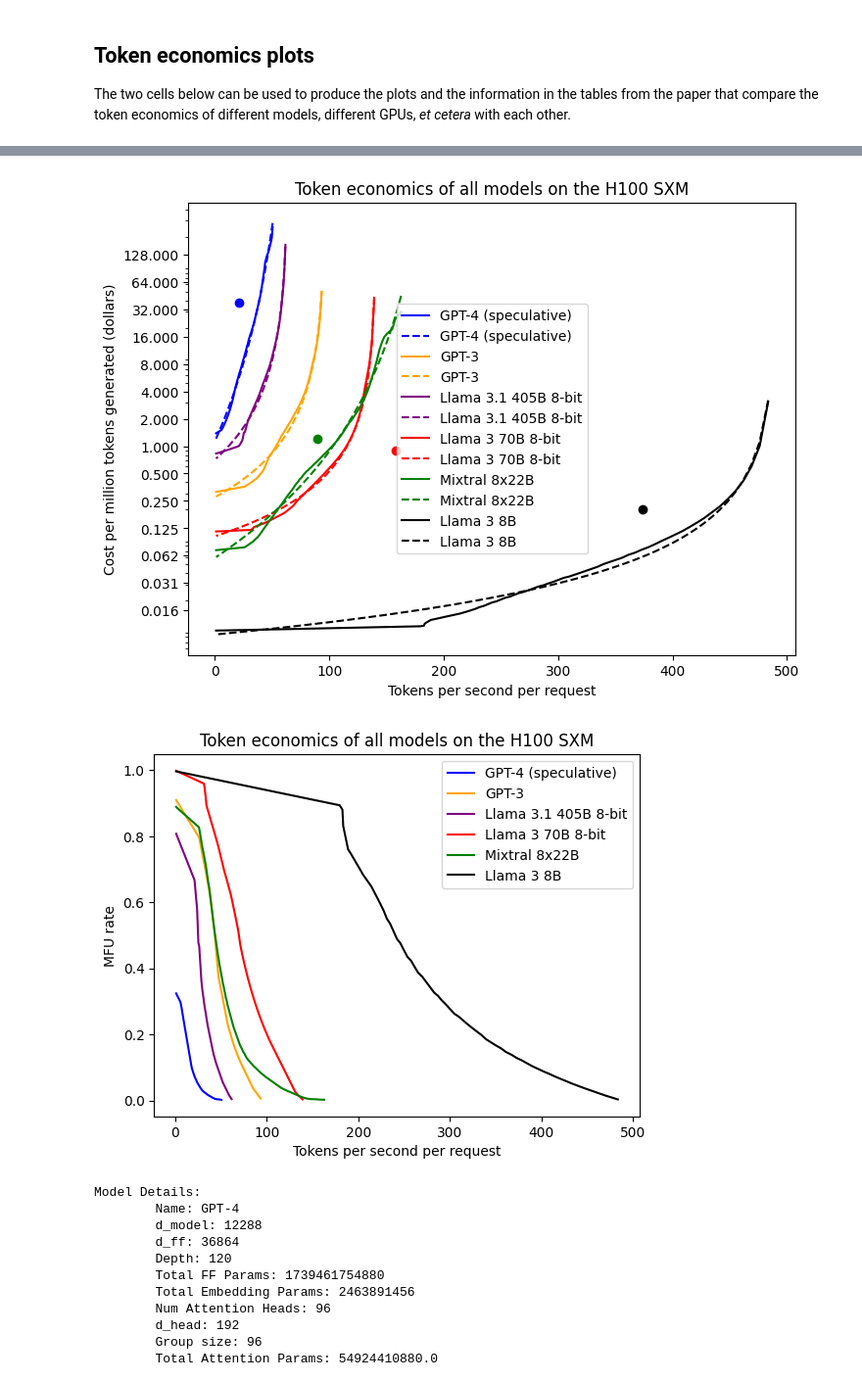
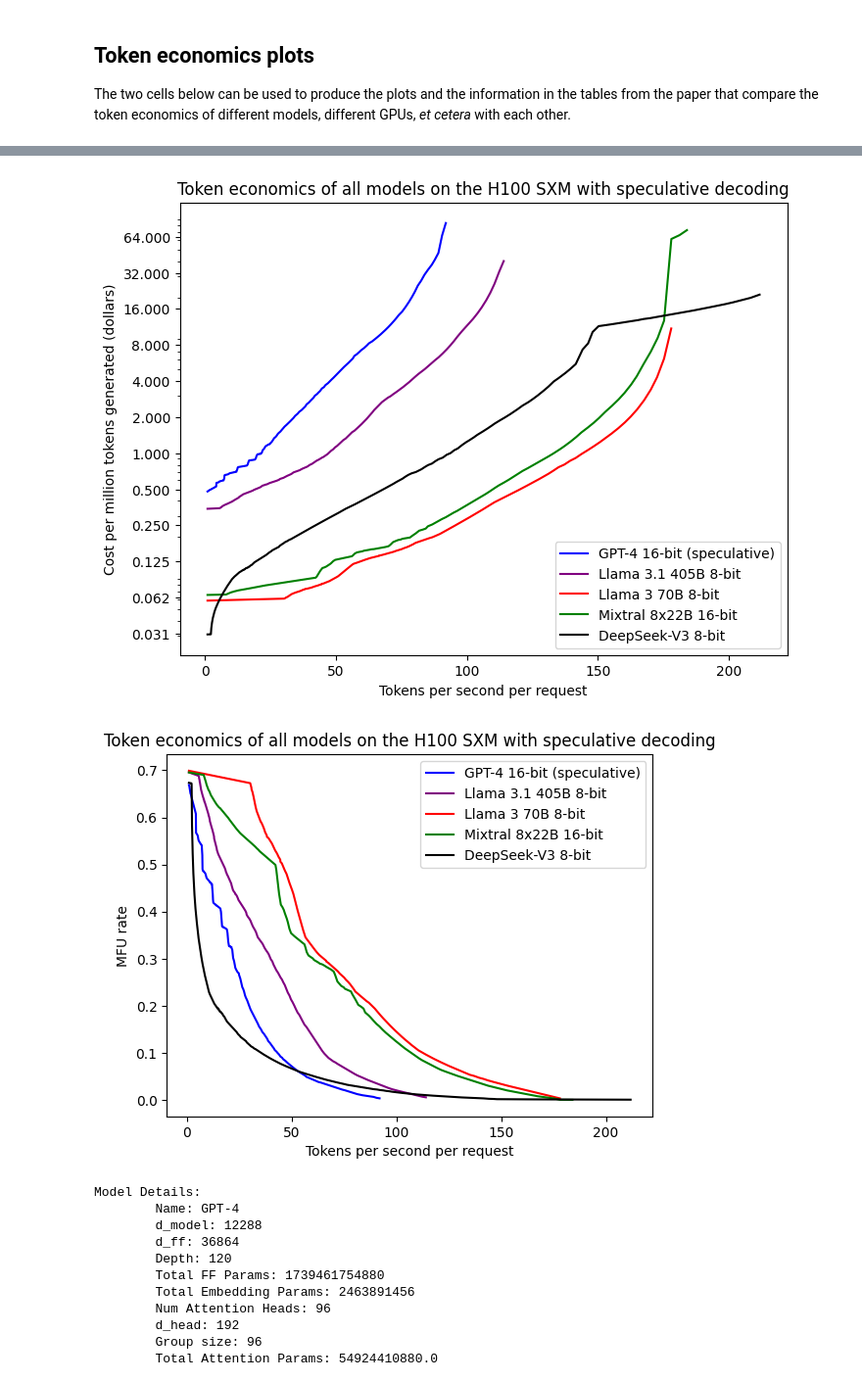
Before and after one commit to YafahEdelman/inference-economics, a Jupyter notebook: inference_economics_notebook.ipynb, the cells around one changed output, grey strips where cells are left out. Shown at 98% size. Cells and saved outputs as stored; diff of their text form; code cells hidden in the pictures.

```diff
--- a/inference_economics_notebook.ipynb
+++ b/inference_economics_notebook.ipynb
@@ -913,6 +1097,0 @@ def search_for_model(base_model: Model, approx_model: Model, gpu: GPU, acceptanc
-# %%
-approx_model = Llama_3_8B_MQA
-gpu = H100_ZL
-input_len = 0
-test_model, n_gpu, batch_size = search_for_model(GPT_4, approx_model, gpu, acceptance_prob=0.8, gamma_max=6, input_len=input_len, target_mfu=0.05, target_tok_per_sec=107)
-print("%.2e" % (test_model.total_params))
@@ -1017,19 +1103,19 @@ Here, you can test the theoretical performance of some specific inference setup
 input_len = 0
 output_len = 128
 
-batch_size = 2000
+batch_size = 32*300
 
-model_obj = GPT_3
+model_obj = Llama_3_405B
 approx_model_obj = Llama_3_8B_MQA
-gpu = H200
-n_gpu = 48
+gpu = H100
+n_gpu = 256
 
 #ttft_seconds = model_obj.arithmetic_cost_flop(0, input_len*batch_size)/(n_gpu*gpu.flop_per_second[8*model_obj.weight_precision_bytes])
 #ttft_seconds = token_latency_seconds_default(np.array([n_gpu]), model_obj, gpu, np.array([batch_size]), \
 #                                              input_len=0, seq_len=input_len)
 ttft_seconds = 0
 output_tok_latency_seconds = spec_dec_token_latency_seconds(np.array([n_gpu]), model_obj, approx_model_obj, gpu, np.array([batch_size]), \
-                                                            acceptance_prob=0.8, gamma_max=0, input_len=input_len)
+                                                            acceptance_prob=0.8, gamma_max=2, input_len=input_len)
 
 total_latency_seconds = ttft_seconds + output_len*output_tok_latency_seconds
 
@@ -1376,24 +1457,26 @@ def preference_maximizing_settings(comparison, token_economics_results):
 #token_economics_results = pareto_fronts(llama_comparison, section_2_2_token_latency_seconds)
 #current_comparison = gpus_comparison
 #current_comparison = gpus_long_context_comparison
-current_comparison = all_models_comparison
-#current_comparison = all_models_comparison_with_spec_dec
+#current_comparison = all_models_comparison
+current_comparison = all_models_comparison_with_spec_dec
 #current_comparison = context_length_comparison
 #current_comparison = llama_comparison
 #current_comparison = quantization_comparison
 #current_comparison = spec_dec_comparison
 #current_comparison = mistral_large_comparison
 #current_comparison = gpt_4_llama_comparison_with_spec_dec
+#current_comparison = deepseek_v3_context_len_comparison
 
 #current_comparison = tpu_test
 
-token_economics_results = pareto_fronts(current_comparison.comparison_list, token_latency_seconds_default, use_pp=False)
+token_economics_results = pareto_fronts(current_comparison.comparison_list, token_latency_seconds_default, use_pp=True)
 #token_economics_results = pareto_fronts(current_comparison, section_2_2_token_latency_seconds)
 
 min_y = min([min(y_coords) for (x_coords, y_coords, gpu_counts, batch_sizes, mfu_values) in token_economics_results])
 max_y = max([max(y_coords) for (x_coords, y_coords, gpu_counts, batch_sizes, mfu_values) in token_economics_results])
 
 fig = plt.figure(figsize=(8, 6))
+plot_frontier_fits = False
 
 for (comparison_setting, (x_coords, y_coords, gpu_counts, batch_sizes, mfu_values)) in zip(current_comparison.comparison_list, token_economics_results):
   plt.plot(x_coords, y_coords, label=comparison_setting.name, color=comparison_setting.color)
@@ -1407,19 +1490,20 @@ for (comparison_setting, (x_coords, y_coords, gpu_counts, batch_sizes, mfu_value
     plt.scatter(x_l, y_l, color=comparison_setting.color)
 
   # Fit the model
-  result = fit_lognormal_model(x_coords, y_coords)
+  if plot_frontier_fits:
+    result = fit_lognormal_model(x_coords, y_coords)
 
-  if result.success:
-      A_fit, beta_fit, x_m_fit, log_sigma_fit = result.x
-      print("Fit succeeded for setting %s!" % (comparison_setting.name))
-      print(f"A        = {A_fit:.4f}")
-      print(f"beta     = {beta_fit:.4f}")
-      print(f"x_m      = {x_m_fit:.4f}")
-      print(f"sigma    = {np.exp(log_sigma_fit):.4f}")
-      plt.plot(x_coords, model(x_coords, A_fit, beta_fit, x_m_fit), label=comparison_setting.name, color=comparison_setting.color, linestyle="dashed")
-  else:
-      print("Fit failed for setting %s." % (comparison_setting.name))
-      print(result.message)
+    if result.success:
+        A_fit, beta_fit, x_m_fit, log_sigma_fit = result.x
+        print("Fit succeeded for setting %s!" % (comparison_setting.name))
+        print(f"A        = {A_fit:.4f}")
+        print(f"beta     = {beta_fit:.4f}")
+        print(f"x_m      = {x_m_fit:.4f}")
+        print(f"sigma    = {np.exp(log_sigma_fit):.4f}")
+        plt.plot(x_coords, model(x_coords, A_fit, beta_fit, x_m_fit), label=comparison_setting.name, color=comparison_setting.color, linestyle="dashed")
+    else:
+        print("Fit failed for setting %s." % (comparison_setting.name))
+        print(result.message)
 
   opt_index = np.argmax(x_coords)
   print("Maximum throughput for %s: %.2f tokens/second/request (using %.2f GPUs at a batch size of %.2f)" % (comparison_setting.name, x_coords[opt_index], \
@@ -1486,5 +1565,5 @@ Preferred throughput for Llama 3 8B: 355.89 tokens/second/request at 0.06 USD/mi
-[figure, old version]
+[figure, new version]
-[figure, old version]
+[figure, new version]
 # %%
 print(GPT_4)
 print(Mixtral_8x22B)
```
Also changed, not shown: parts of 15 cells of this notebook.
